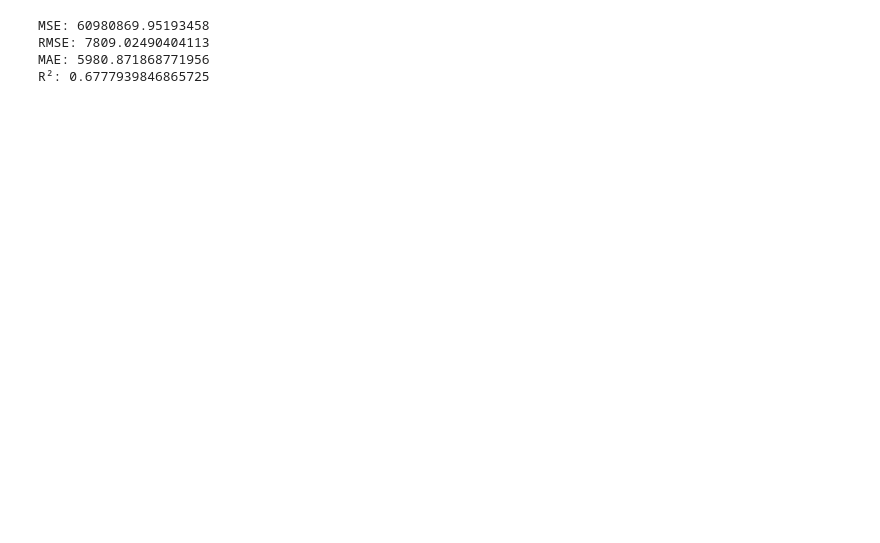
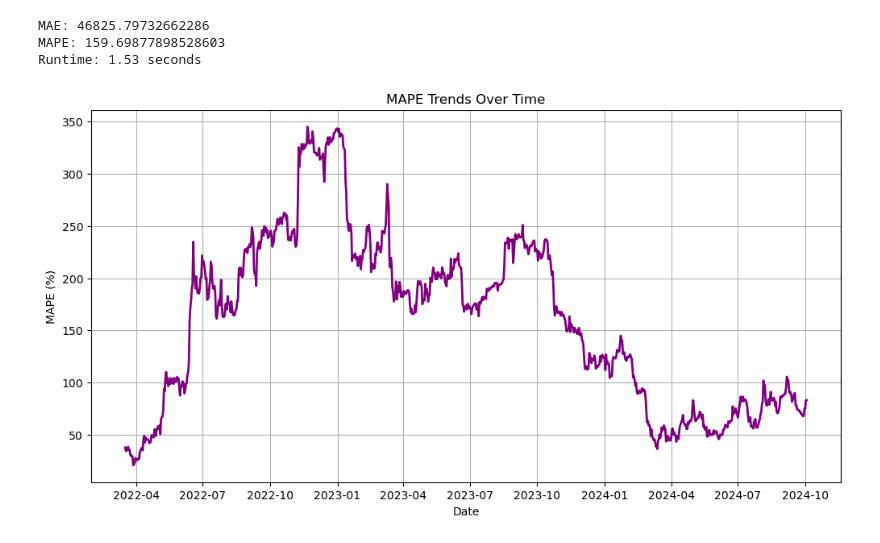
Before and after one commit to lcxWEB/bitflow, a Jupyter notebook: bitcoin_prediction/prophet.ipynb, the cells around one changed output. Drawn from its saved outputs; the diff is of its cells as text; code cells hidden in the pictures; blank space fills up the shorter version.

```diff
--- a/bitcoin_prediction/prophet.ipynb
+++ b/bitcoin_prediction/prophet.ipynb
@@ -85,33 +188,52 @@ plt.show()
 # %%
 # 预测已知的历史数据
 historical_forecast = model.predict(prophet_df)
-# %%
-from sklearn.metrics import mean_squared_error, mean_absolute_error, r2_score
-import numpy as np
-
-# 获取实际值和预测值
-y_true = prophet_df['y'].values  # 实际值
-y_pred = historical_forecast['yhat'].values  # 预测值
-
-# 计算均方误差 (MSE)
-mse = mean_squared_error(y_true, y_pred)
-
-# 计算均方根误差 (RMSE)
-rmse = np.sqrt(mse)
-
-# 计算平均绝对误差 (MAE)
-mae = mean_absolute_error(y_true, y_pred)
-
-# 计算决定系数 R²
-r2 = r2_score(y_true, y_pred)
-
-# 打印结果
-print(f'MSE: {mse}')
-print(f'RMSE: {rmse}')
-print(f'MAE: {mae}')
-print(f'R²: {r2}')
-# %% [output]
-MSE: 60980869.95193458
-RMSE: 7809.02490404113
-MAE: 5980.871868771956
-R²: 0.6777939846865725
+# %%
+
+# calculate the metrics
+# y_true = prophet_df['y'].values  # 实际值
+# y_pred = historical_forecast['yhat'].values  # 预测值
+# acual value
+y_true = test_df['y'].values
+# predicted value
+y_pred = forecast['yhat'].values
+
+# compute the mean squared error (MSE)
+mse = mean_squared_error(y_true, y_pred)
+
+# compute the root mean squared error (RMSE)
+rmse = np.sqrt(mse)
+
+# compute the mean absolute error (MAE)
+mae = mean_absolute_error(y_true, y_pred)
+
+mask = y_true != 0
+# compute the mean absolute percentage error (MAPE)
+mape = np.mean(np.abs((y_true[mask] - y_pred[mask]) / y_true[mask])) * 100
+
+# compute the coefficient of determination (R^2)
+r2 = r2_score(y_true, y_pred)
+
+# print the metrics
+print(f'MAE: {mae}')
+print(f'MAPE: {mape}')
+print(f'Runtime: {runtime:.2f} seconds')
+# %% [output]
+MAE: 46825.79732662286
+MAPE: 159.69877898528603
+Runtime: 1.53 seconds
+# %%
+import numpy as np
+
+# Calculate MAPE over time
+mape_over_time = 100 * np.abs((y_true - y_pred) / y_true)
+
+plt.figure(figsize=(12, 6))
+plt.plot(test_df['ds'], mape_over_time, label='MAPE', color='purple', linestyle='-', linewidth=2)
+plt.title('MAPE Trends Over Time')
+plt.xlabel('Date')
+plt.ylabel('MAPE (%)')
+plt.grid(True)
+plt.show()
+# %% [output]
+[figure, added]
```
Also changed, not shown: parts of 5 cells of this notebook.
